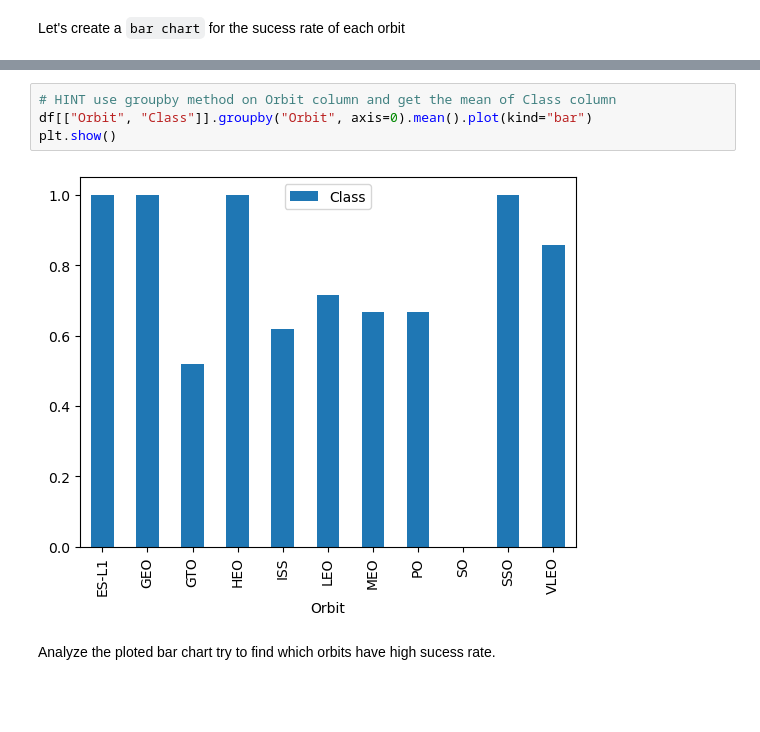
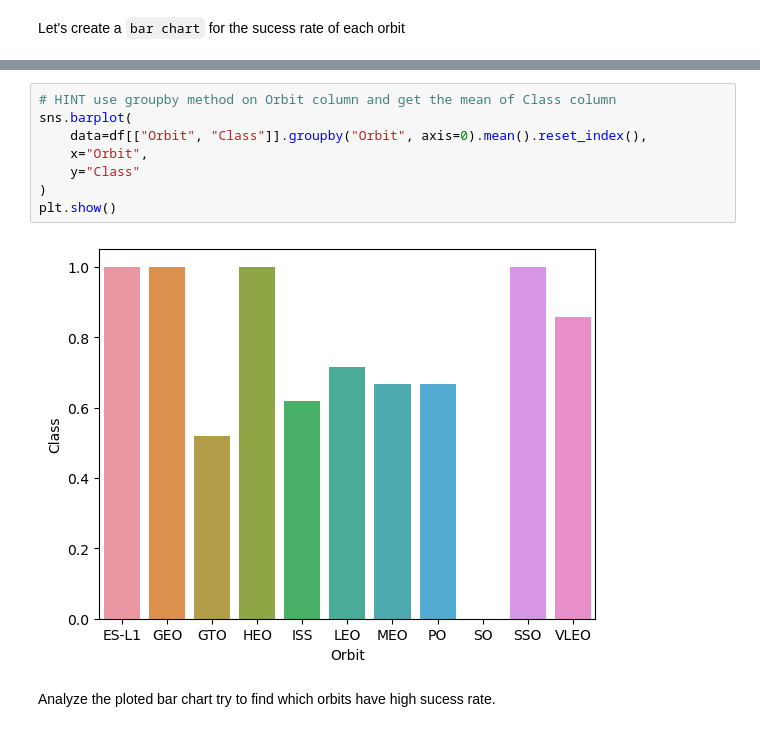
Before and after one commit to artbataev/ibm_ds_t10_capstone, a Jupyter notebook: Lab_2.2_EDA_with_Visualization.ipynb, the cells around one changed output, grey strips where cells are left out. Cells and saved outputs as stored; diff of their text form; blank space fills up the shorter version.

Commit message:
Improve EDA with Visualization notebook

```diff
--- a/Lab_2.2_EDA_with_Visualization.ipynb
+++ b/Lab_2.2_EDA_with_Visualization.ipynb
@@ -116,9 +131,13 @@ Let's create a `bar chart` for the sucess rate of each orbit
 # %%
 # HINT use groupby method on Orbit column and get the mean of Class column
-df[["Orbit", "Class"]].groupby("Orbit", axis=0).mean().plot(kind="bar")
+sns.barplot(
+    data=df[["Orbit", "Class"]].groupby("Orbit", axis=0).mean().reset_index(),
+    x="Orbit",
+    y="Class"
+)
 plt.show()
 # %% [output]
-[figure, old version]
+[figure, new version]
 # %% [markdown]
 Analyze the ploted bar chart try to find which orbits have high sucess rate.
 # %%
```
Also changed, not shown: parts of 6 cells of this notebook.
